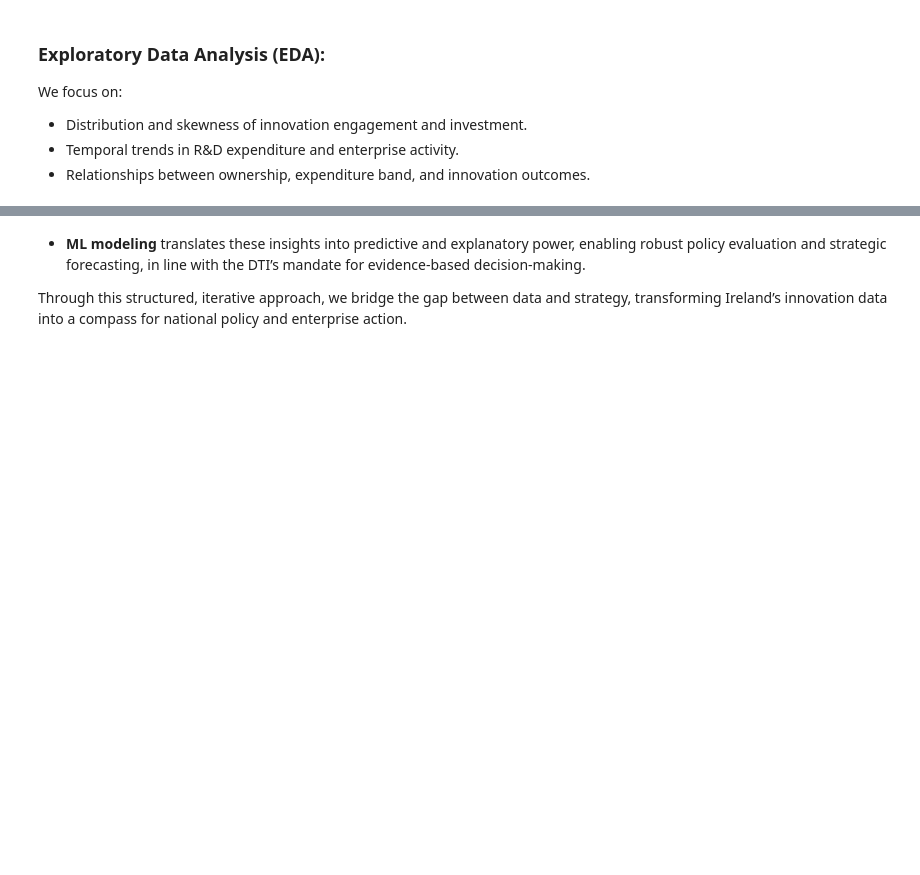
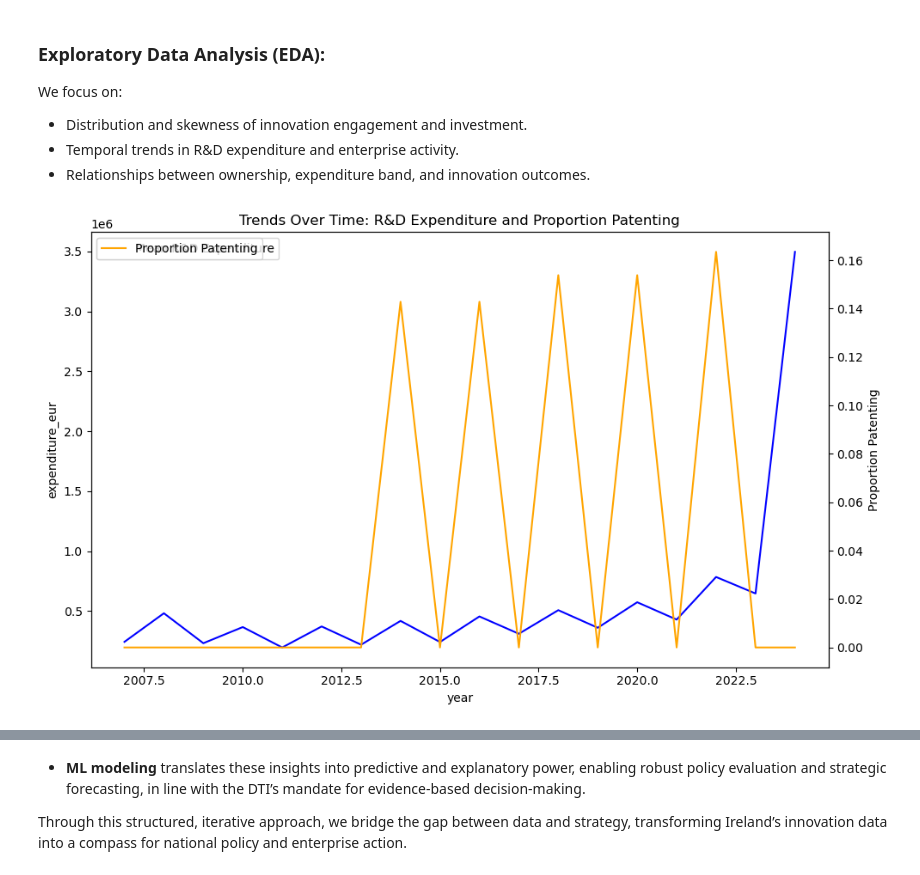
Before and after one commit to asolyash/DIGITAL-TRANSFORMATION-COMPETITIVENESS-IRELAND, a Jupyter notebook: Adriana_Soledad_Yash.ipynb, the cells around one changed output, grey strips where cells are left out. Saved outputs shown, nothing was run; the diff lists cells and outputs as text; code cells hidden in the pictures; blank space fills up the shorter version.

Commit message:
Merge data

```diff
--- a/Adriana_Soledad_Yash.ipynb
+++ b/Adriana_Soledad_Yash.ipynb
@@ -237,4 +221,17 @@ We focus on:
 - Distribution and skewness of innovation engagement and investment.
 - Temporal trends in R&D expenditure and enterprise activity.
 - Relationships between ownership, expenditure band, and innovation outcomes.
+# %%
+trend_df = df.groupby('year', as_index=False).agg({'expenditure_eur':'mean', 'is_patent':'mean'})
+plt.figure(figsize=(10, 6))
+sns.lineplot(x='year', y='expenditure_eur', data=trend_df, label='Mean R&D Expenditure', color='blue')
+ax2 = plt.twinx()
+sns.lineplot(x='year', y='is_patent', data=trend_df, label='Proportion Patenting', color='orange', ax=ax2)
+ax2.set_ylabel('Proportion Patenting')
+plt.title("Trends Over Time: R&D Expenditure and Proportion Patenting")
+plt.xlabel("Year")
+plt.tight_layout()
+plt.show()
+# %% [output]
+[figure, added]
 # %%
```
Also changed, not shown: parts of 48 cells of this notebook.
